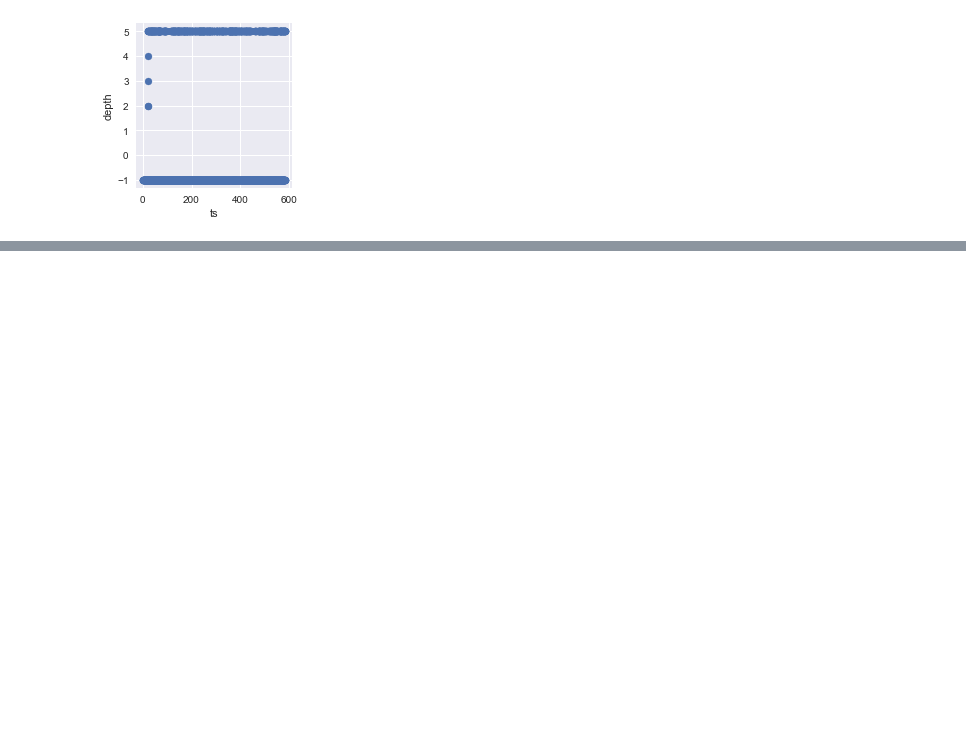
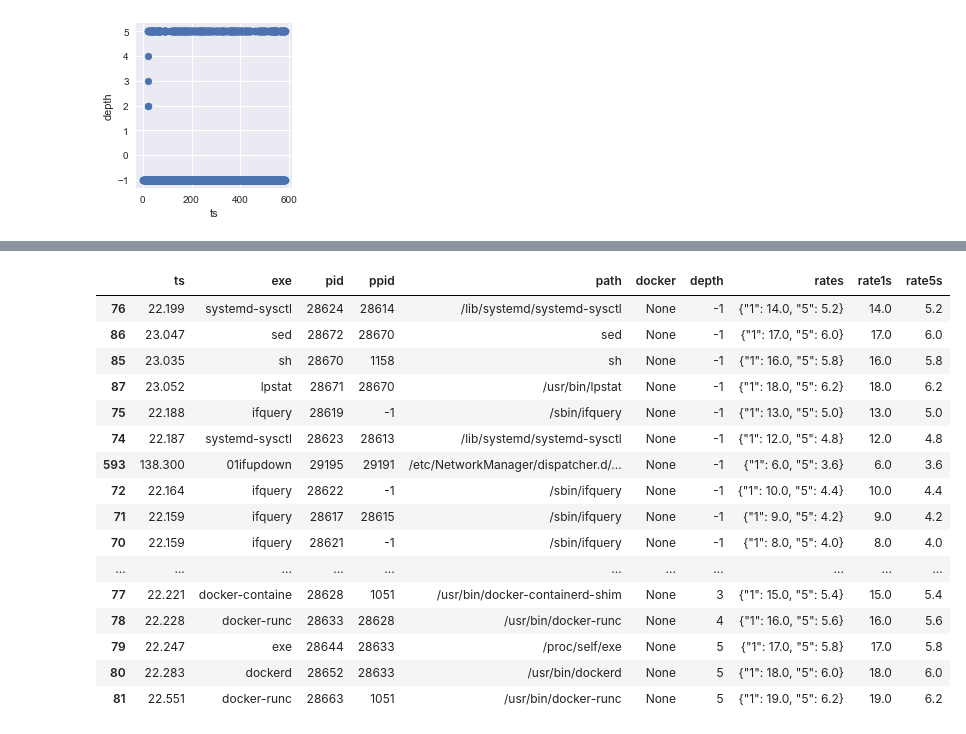
Before and after one commit to JosephKevin/TimeSeriesPrediction, a Jupyter notebook: ts_prediction_playground.ipynb, the cells around one changed output, grey strips where cells are left out. Drawn from its saved outputs; the diff is of its cells as text; code cells hidden in the pictures; blank space fills up the shorter version.

```diff
--- a/ts_prediction_playground.ipynb
+++ b/ts_prediction_playground.ipynb
@@ -90,0 +142,20 @@ g.map(plt.scatter, "ts", "depth")
+# %%
+exec_clean[(exec_clean.rate1s > 5)].sort_values(by='depth')
+# %% [output]
+|  | ts | exe | pid | ppid | path | docker | depth | rates | rate1s | rate5s |
+| 76 | 22.199 | systemd-sysctl | 28624 | 28614 | /lib/systemd/systemd-sysctl | None | -1 | {"1": 14.0, "5": 5.2} | 14.0 | 5.2 |
+| 86 | 23.047 | sed | 28672 | 28670 | sed | None | -1 | {"1": 17.0, "5": 6.0} | 17.0 | 6.0 |
+| 85 | 23.035 | sh | 28670 | 1158 | sh | None | -1 | {"1": 16.0, "5": 5.8} | 16.0 | 5.8 |
+| 87 | 23.052 | lpstat | 28671 | 28670 | /usr/bin/lpstat | None | -1 | {"1": 18.0, "5": 6.2} | 18.0 | 6.2 |
+| 75 | 22.188 | ifquery | 28619 | -1 | /sbin/ifquery | None | -1 | {"1": 13.0, "5": 5.0} | 13.0 | 5.0 |
+| 74 | 22.187 | systemd-sysctl | 28623 | 28613 | /lib/systemd/systemd-sysctl | None | -1 | {"1": 12.0, "5": 4.8} | 12.0 | 4.8 |
+| 593 | 138.300 | 01ifupdown | 29195 | 29191 | /etc/NetworkManager/dispatcher.d/... | None | -1 | {"1": 6.0, "5": 3.6} | 6.0 | 3.6 |
+| 72 | 22.164 | ifquery | 28622 | -1 | /sbin/ifquery | None | -1 | {"1": 10.0, "5": 4.4} | 10.0 | 4.4 |
+| 71 | 22.159 | ifquery | 28617 | 28615 | /sbin/ifquery | None | -1 | {"1": 9.0, "5": 4.2} | 9.0 | 4.2 |
+| 70 | 22.159 | ifquery | 28621 | -1 | /sbin/ifquery | None | -1 | {"1": 8.0, "5": 4.0} | 8.0 | 4.0 |
+| ... | ... | ... | ... | ... | ... | ... | ... | ... | ... | ... |
+| 77 | 22.221 | docker-containe | 28628 | 1051 | /usr/bin/docker-containerd-shim | None | 3 | {"1": 15.0, "5": 5.4} | 15.0 | 5.4 |
+| 78 | 22.228 | docker-runc | 28633 | 28628 | /usr/bin/docker-runc | None | 4 | {"1": 16.0, "5": 5.6} | 16.0 | 5.6 |
+| 79 | 22.247 | exe | 28644 | 28633 | /proc/self/exe | None | 5 | {"1": 17.0, "5": 5.8} | 17.0 | 5.8 |
+| 80 | 22.283 | dockerd | 28652 | 28633 | /usr/bin/dockerd | None | 5 | {"1": 18.0, "5": 6.0} | 18.0 | 6.0 |
+| 81 | 22.551 | docker-runc | 28663 | 1051 | /usr/bin/docker-runc | None | 5 | {"1": 19.0, "5": 6.2} | 19.0 | 6.2 |
```
Also changed, not shown: parts of 10 cells of this notebook.
